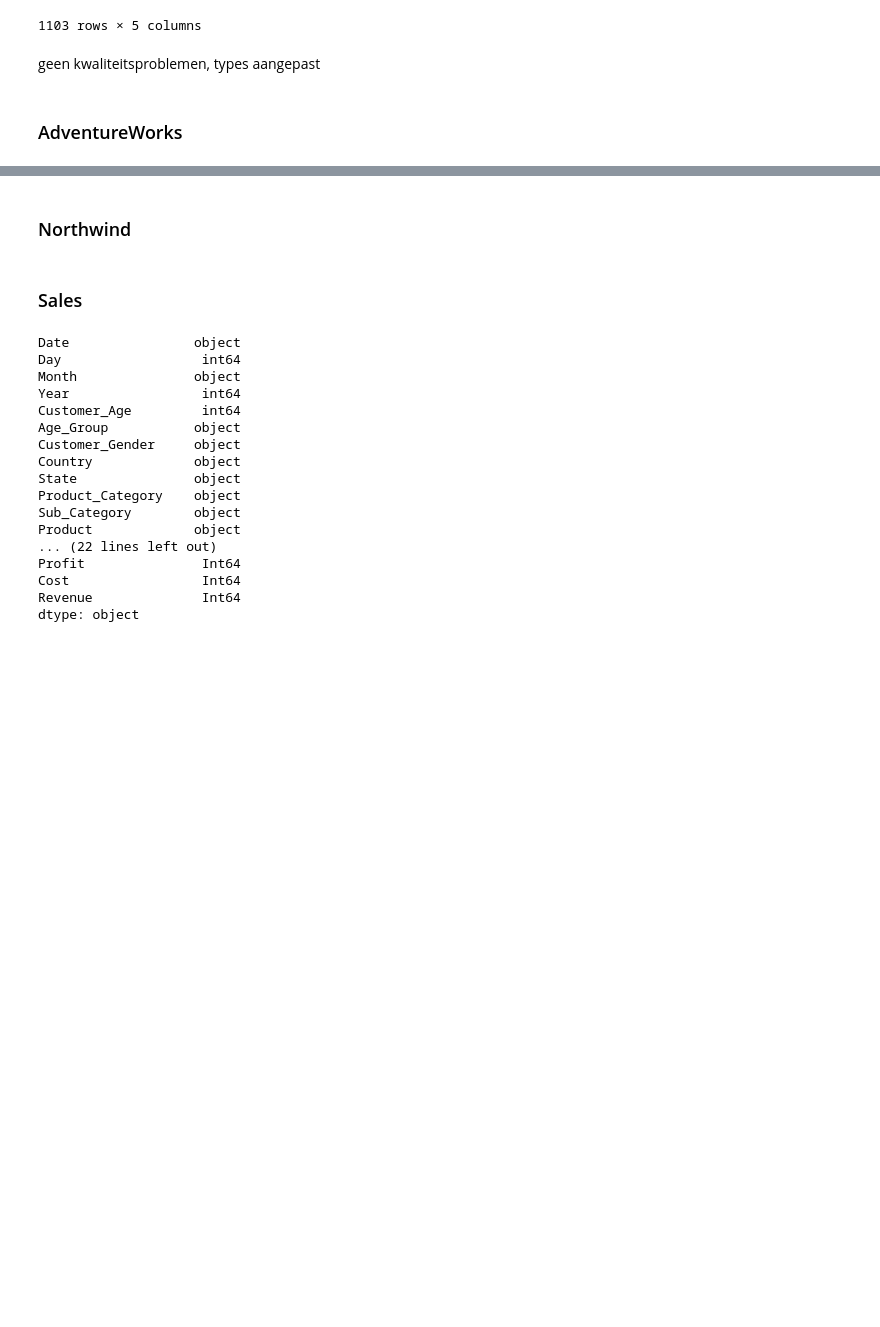
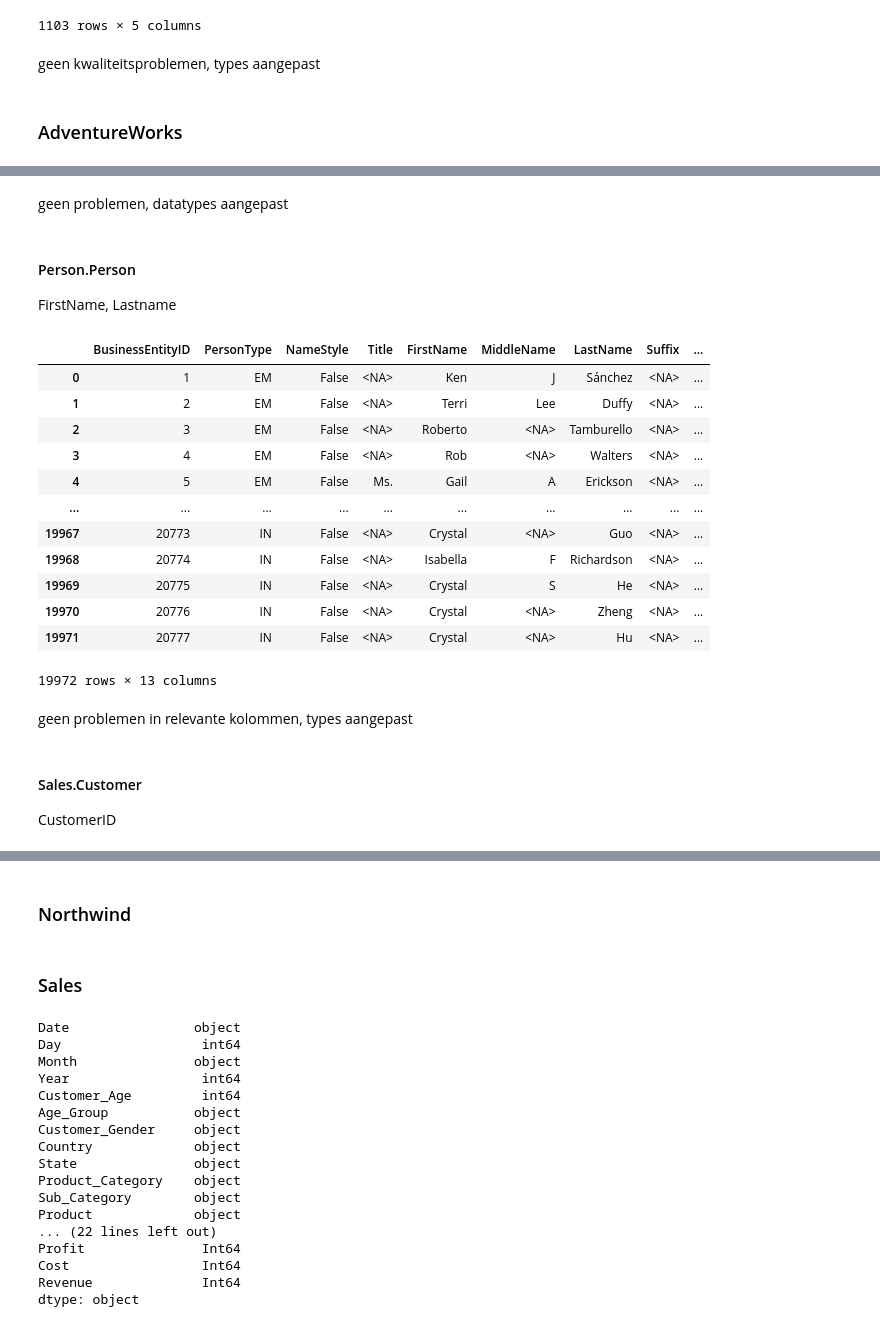
Before and after one commit to HHS-Project-Sem4/Scripts, a Jupyter notebook: DataHandling/Cleaning/Data_Cleaning.ipynb, the cells around one changed output, grey strips where cells are left out. Cells and saved outputs as stored; diff of their text form; code cells hidden in the pictures; blank space fills up the shorter version.

```diff
--- a/DataHandling/Cleaning/Data_Cleaning.ipynb
+++ b/DataHandling/Cleaning/Data_Cleaning.ipynb
@@ -355,0 +499,28 @@ connectionString = f"DRIVER={driver};SERVER={server};DATABASE={database};UID={us
+# %% [markdown]
+geen problemen, datatypes aangepast
+# %% [markdown]
+#### Person.Person
+FirstName, Lastname
+# %%
+person = pd.read_sql("select * from Person.Person", aw_conn)
+person = person.convert_dtypes()
+person
+# %% [output]
+|  | BusinessEntityID | PersonType | NameStyle | Title | FirstName | MiddleName | LastName | Suffix | ... |
+| 0 | 1 | EM | False | <NA> | Ken | J | Sánchez | <NA> | ... |
+| 1 | 2 | EM | False | <NA> | Terri | Lee | Duffy | <NA> | ... |
+| 2 | 3 | EM | False | <NA> | Roberto | <NA> | Tamburello | <NA> | ... |
+| 3 | 4 | EM | False | <NA> | Rob | <NA> | Walters | <NA> | ... |
+| 4 | 5 | EM | False | Ms. | Gail | A | Erickson | <NA> | ... |
+| ... | ... | ... | ... | ... | ... | ... | ... | ... | ... |
+| 19967 | 20773 | IN | False | <NA> | Crystal | <NA> | Guo | <NA> | ... |
+| 19968 | 20774 | IN | False | <NA> | Isabella | F | Richardson | <NA> | ... |
+| 19969 | 20775 | IN | False | <NA> | Crystal | S | He | <NA> | ... |
+| 19970 | 20776 | IN | False | <NA> | Crystal | <NA> | Zheng | <NA> | ... |
+| 19971 | 20777 | IN | False | <NA> | Crystal | <NA> | Hu | <NA> | ... |
+19972 rows × 13 columns
+# %% [markdown]
+geen problemen in relevante kolommen, types aangepast
+# %% [markdown]
+#### Sales.Customer
+CustomerID
```
Also changed, not shown: parts of 37 cells of this notebook.
